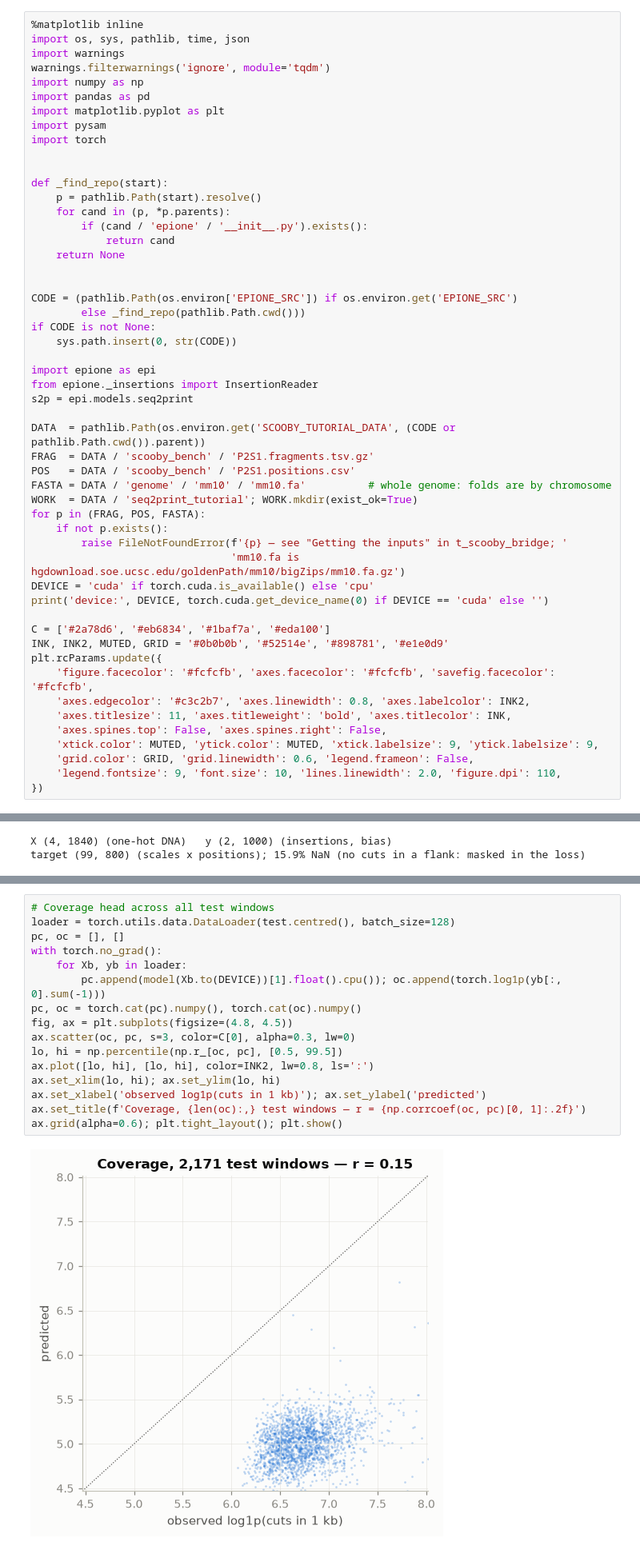
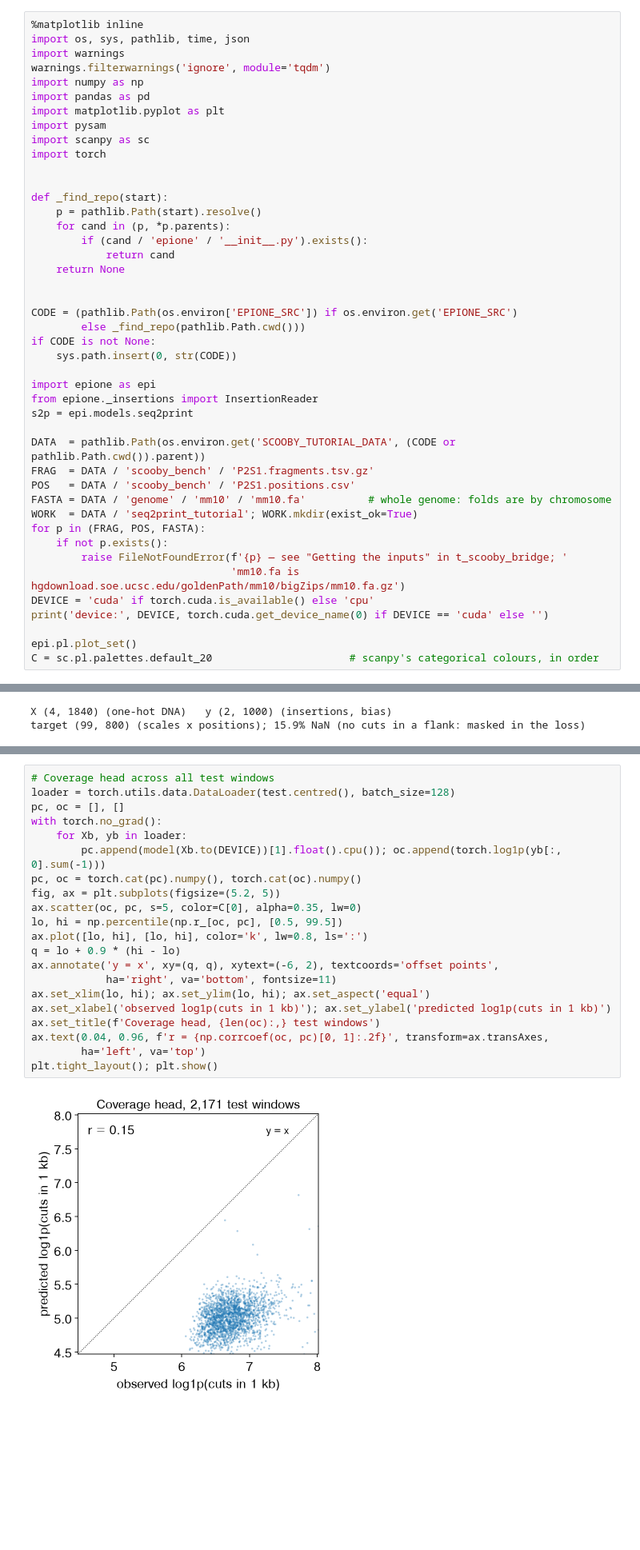
Before and after one commit to aristoteleo/epione, a Jupyter notebook: epione_guide/tutorials/single/t_seq2print.ipynb, the cells around one changed output, grey strips where cells are left out. Shown at 80% size. Saved outputs shown, nothing was run; the diff lists cells and outputs as text; blank space fills up the shorter version.

```diff
--- a/epione_guide/tutorials/single/t_seq2print.ipynb
+++ b/epione_guide/tutorials/single/t_seq2print.ipynb
@@ -46,6 +46,7 @@ import numpy as np
 import pandas as pd
 import matplotlib.pyplot as plt
 import pysam
+import scanpy as sc
 import torch
 
 
@@ -78,15 +79,6 @@ for p in (FRAG, POS, FASTA):
 DEVICE = 'cuda' if torch.cuda.is_available() else 'cpu'
 print('device:', DEVICE, torch.cuda.get_device_name(0) if DEVICE == 'cuda' else '')
 
-C = ['#2a78d6', '#eb6834', '#1baf7a', '#eda100']
-INK, INK2, MUTED, GRID = '#0b0b0b', '#52514e', '#898781', '#e1e0d9'
-plt.rcParams.update({
-    'figure.facecolor': '#fcfcfb', 'axes.facecolor': '#fcfcfb', 'savefig.facecolor': '#fcfcfb',
-    'axes.edgecolor': '#c3c2b7', 'axes.linewidth': 0.8, 'axes.labelcolor': INK2,
-    'axes.titlesize': 11, 'axes.titleweight': 'bold', 'axes.titlecolor': INK,
-    'axes.spines.top': False, 'axes.spines.right': False,
-    'xtick.color': MUTED, 'ytick.color': MUTED, 'xtick.labelsize': 9, 'ytick.labelsize': 9,
-    'grid.color': GRID, 'grid.linewidth': 0.6, 'legend.frameon': False,
-    'legend.fontsize': 9, 'font.size': 10, 'lines.linewidth': 2.0, 'figure.dpi': 110,
-})
+epi.pl.plot_set()
+C = sc.pl.palettes.default_20                      # scanpy's categorical colours, in order
 # %% [output]
@@ -304,21 +314,26 @@ plt.show()
 # %%
 # Coverage head across all test windows
 loader = torch.utils.data.DataLoader(test.centred(), batch_size=128)
 pc, oc = [], []
 with torch.no_grad():
     for Xb, yb in loader:
         pc.append(model(Xb.to(DEVICE))[1].float().cpu()); oc.append(torch.log1p(yb[:, 0].sum(-1)))
 pc, oc = torch.cat(pc).numpy(), torch.cat(oc).numpy()
-fig, ax = plt.subplots(figsize=(4.8, 4.5))
-ax.scatter(oc, pc, s=3, color=C[0], alpha=0.3, lw=0)
+fig, ax = plt.subplots(figsize=(5.2, 5))
+ax.scatter(oc, pc, s=5, color=C[0], alpha=0.35, lw=0)
 lo, hi = np.percentile(np.r_[oc, pc], [0.5, 99.5])
-ax.plot([lo, hi], [lo, hi], color=INK2, lw=0.8, ls=':')
-ax.set_xlim(lo, hi); ax.set_ylim(lo, hi)
-ax.set_xlabel('observed log1p(cuts in 1 kb)'); ax.set_ylabel('predicted')
-ax.set_title(f'Coverage, {len(oc):,} test windows — r = {np.corrcoef(oc, pc)[0, 1]:.2f}')
-ax.grid(alpha=0.6); plt.tight_layout(); plt.show()
+ax.plot([lo, hi], [lo, hi], color='k', lw=0.8, ls=':')
+q = lo + 0.9 * (hi - lo)
+ax.annotate('y = x', xy=(q, q), xytext=(-6, 2), textcoords='offset points',
+            ha='right', va='bottom', fontsize=11)
+ax.set_xlim(lo, hi); ax.set_ylim(lo, hi); ax.set_aspect('equal')
+ax.set_xlabel('observed log1p(cuts in 1 kb)'); ax.set_ylabel('predicted log1p(cuts in 1 kb)')
+ax.set_title(f'Coverage head, {len(oc):,} test windows')
+ax.text(0.04, 0.96, f'r = {np.corrcoef(oc, pc)[0, 1]:.2f}', transform=ax.transAxes,
+        ha='left', va='top')
+plt.tight_layout(); plt.show()
 # %% [output]
-[figure, old version]
+[figure, new version]
 # %% [markdown]
 ## Part 6 · Per-band fine-tuning with LoRA
 
```
Also changed, not shown: parts of 11 cells of this notebook, 1 other file.
